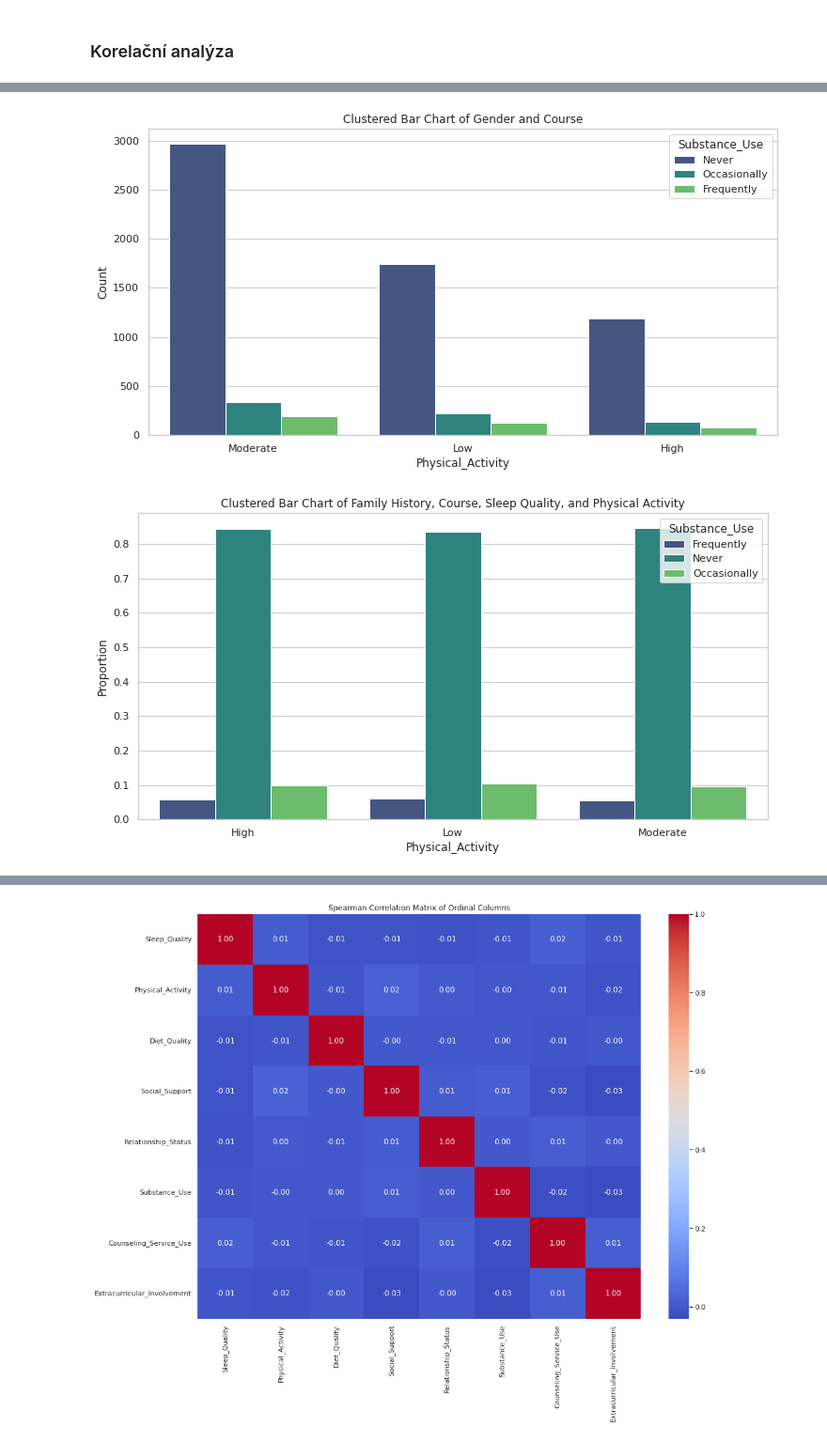
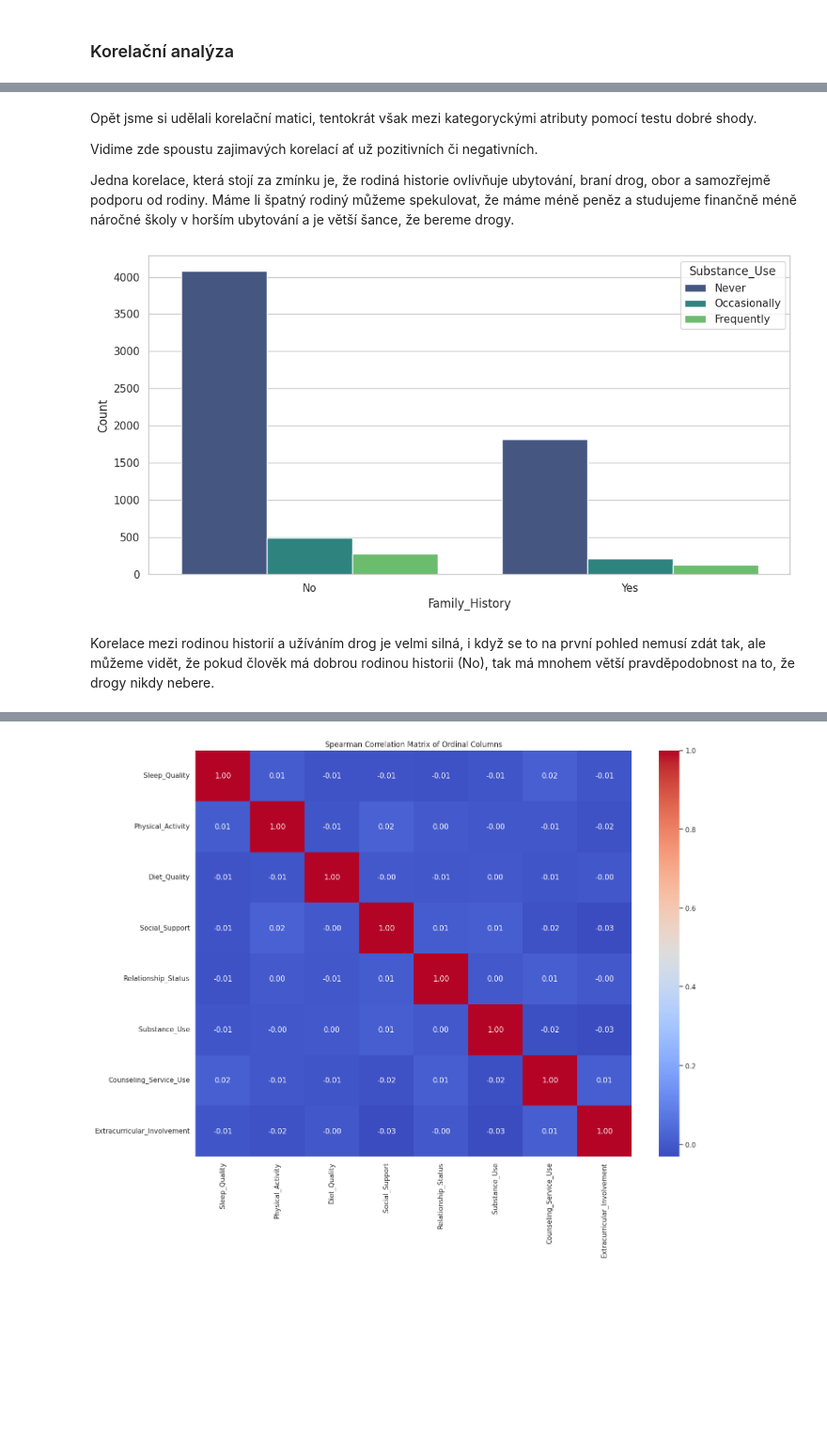
Before and after one commit to jakubKuznik/UPA-project, a Jupyter notebook: Project-2/exploratory_analysis.ipynb, the cells around one changed output, grey strips where cells are left out. Shown at 94% size. Cells and saved outputs as stored; diff of their text form; code cells hidden in the pictures; blank space fills up the shorter version.

```diff
--- a/Project-2/exploratory_analysis.ipynb
+++ b/Project-2/exploratory_analysis.ipynb
@@ -1561,32 +644,41 @@ plt.show()
+# %% [markdown]
+Opět jsme si udělali korelační matici, tentokrát však mezi kategoryckými atributy pomocí testu dobré shody.
+
+Vidime zde spoustu zajimavých korelací ať už pozitivních či negativních.
+
+Jedna korelace, která stojí za zmínku je, že rodiná historie ovlivňuje ubytování, braní drog, obor a samozřejmě podporu od rodiny. Máme li špatný rodiný můžeme spekulovat, že máme méně peněz a studujeme finančně méně náročné školy v horším ubytování a je větší šance, že bereme drogy.
 # %%
-# Sleep Quality and Physical Activity
-
 plt.figure(figsize=(12, 6))
-sns.countplot(x='Physical_Activity', hue='Substance_Use', data=df, palette='viridis')
-plt.title('Clustered Bar Chart of Gender and Course')
-plt.xlabel('Physical_Activity')
-plt.ylabel('Count')
-plt.legend(title='Substance_Use')
-plt.show()
+sns.countplot(x='Family_History', hue='Substance_Use', data=df, palette='viridis')
+plt.xlabel('Family_History');plt.ylabel('Count')
+plt.legend(title='Substance_Use');plt.show()
 
 
-# Calculate proportions for each combination of 'Family_History' and 'Course'
-normalized_data = df.groupby(['Physical_Activity', 'Substance_Use']).size() / df.groupby(['Physical_Activity']).size()
+# plt.figure(figsize=(12, 6))
+# sns.countplot(x='Physical_Activity', hue='Substance_Use', data=df, palette='viridis')
+# plt.title('Clustered Bar Chart of Gender and Course')
+# plt.xlabel('Physical_Activity')
+# plt.ylabel('Count')
+# plt.legend(title='Substance_Use')
+# plt.show()
 
-# Reshape the data to create a DataFrame suitable for Seaborn
-normalized_data = normalized_data.reset_index(name='Proportion')
+# normalized_data = df.groupby(['Physical_Activity', 'Substance_Use']).size() / df.groupby(['Physical_Activity']).size()
 
-# Sleep Quality and Physical Activity
-plt.figure(figsize=(12, 6))
-sns.barplot(x='Physical_Activity', y='Proportion', hue='Substance_Use', data=normalized_data, palette='viridis')
-plt.title('Clustered Bar Chart of Family History, Course, Sleep Quality, and Physical Activity')
-plt.xlabel('Physical_Activity')
-plt.ylabel('Proportion')
-plt.legend(title='Substance_Use')
-plt.show()
+# # Reshape the data to create a DataFrame suitable for Seaborn
+# normalized_data = normalized_data.reset_index(name='Proportion')
+
+# # Sleep Quality and Physical Activity
+# plt.figure(figsize=(12, 6))
+# sns.barplot(x='Physical_Activity', y='Proportion', hue='Substance_Use', data=normalized_data, palette='viridis')
+# plt.title('Clustered Bar Chart of Family History, Course, Sleep Quality, and Physical Activity')
+# plt.xlabel('Physical_Activity')
+# plt.ylabel('Proportion'
+# plt.legend(title='Substance_Use')
+# plt.show()
 # %% [output]
-[figure, old version]
+[figure, new version]
-[figure, removed]
+# %% [markdown]
+Korelace mezi rodinou historií a užíváním drog je velmi silná, i když se to na první pohled nemusí zdát tak, ale můžeme vidět, že pokud člověk má dobrou rodinou historii (No), tak má mnohem větší pravděpodobnost na to, že drogy nikdy nebere.
 # %%
 from sklearn.feature_selection import f_classif
 
```
Also changed, not shown: parts of 58 cells of this notebook.
